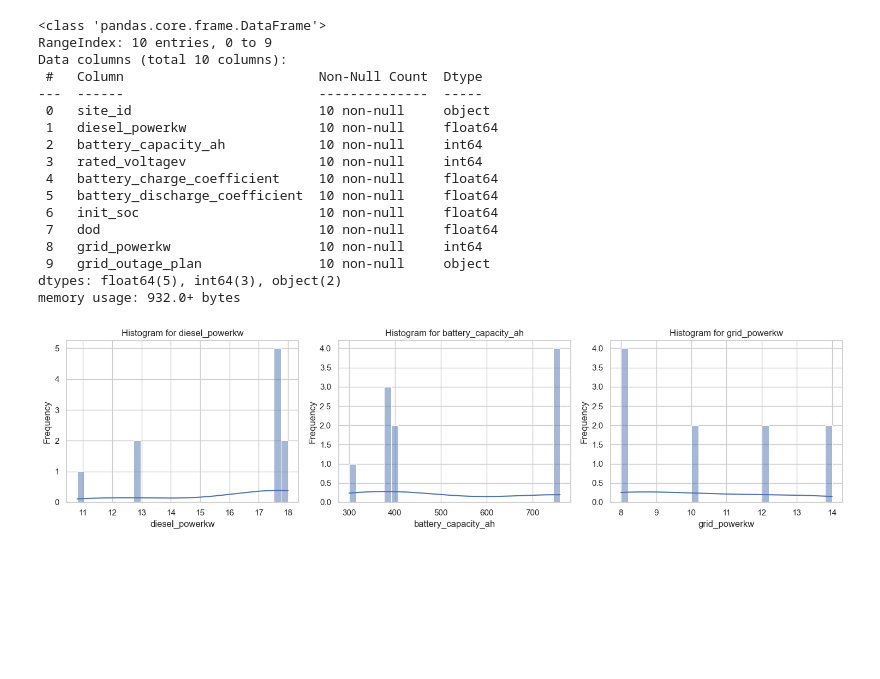
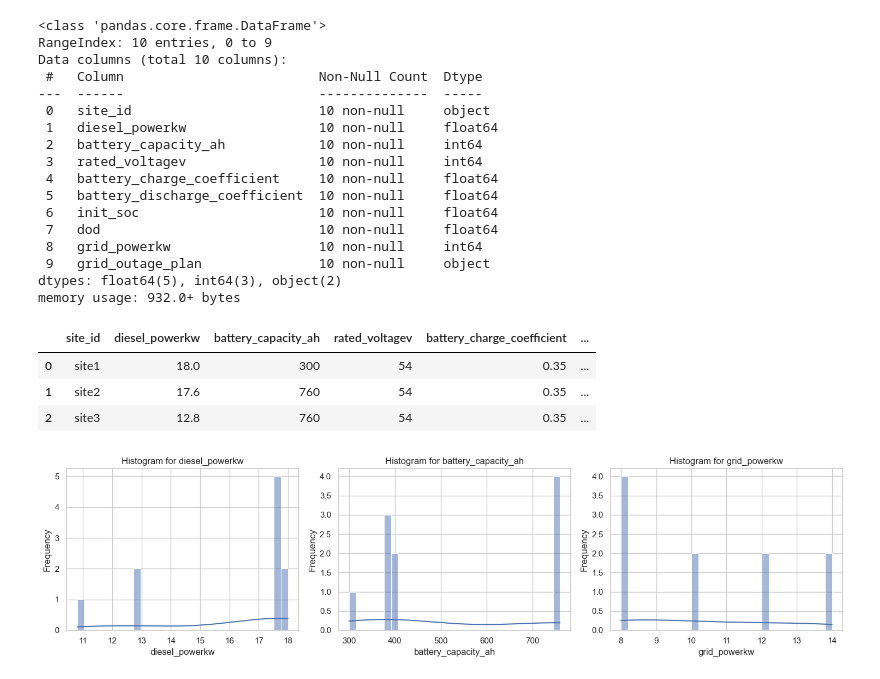
Before and after one commit to MosesBomera/Smart-Energy-Supply-Scheduling-for-Green-Telecom-Challenge, a Jupyter notebook: 001_Exploratory_Data_Analysis.ipynb, the cells around one changed output. Saved outputs shown, nothing was run; the diff lists cells and outputs as text; code cells hidden in the pictures; blank space fills up the shorter version.

```diff
--- a/001_Exploratory_Data_Analysis.ipynb
+++ b/001_Exploratory_Data_Analysis.ipynb
@@ -99,7 +92,12 @@ Data columns (total 10 columns):
 dtypes: float64(5), int64(3), object(2)
 memory usage: 932.0+ bytes
 # %%
-# site_information.head(3)
+site_information.head(3)
+# %% [output]
+|  | site_id | diesel_powerkw | battery_capacity_ah | rated_voltagev | battery_charge_coefficient | ... |
+| 0 | site1 | 18.0 | 300 | 54 | 0.35 | ... |
+| 1 | site2 | 17.6 | 760 | 54 | 0.35 | ... |
+| 2 | site3 | 12.8 | 760 | 54 | 0.35 | ... |
 # %%
 # Plot of distributions for numeric
 utils.plot_histograms(site_information)
```
Also changed, not shown: parts of 18 cells of this notebook.
